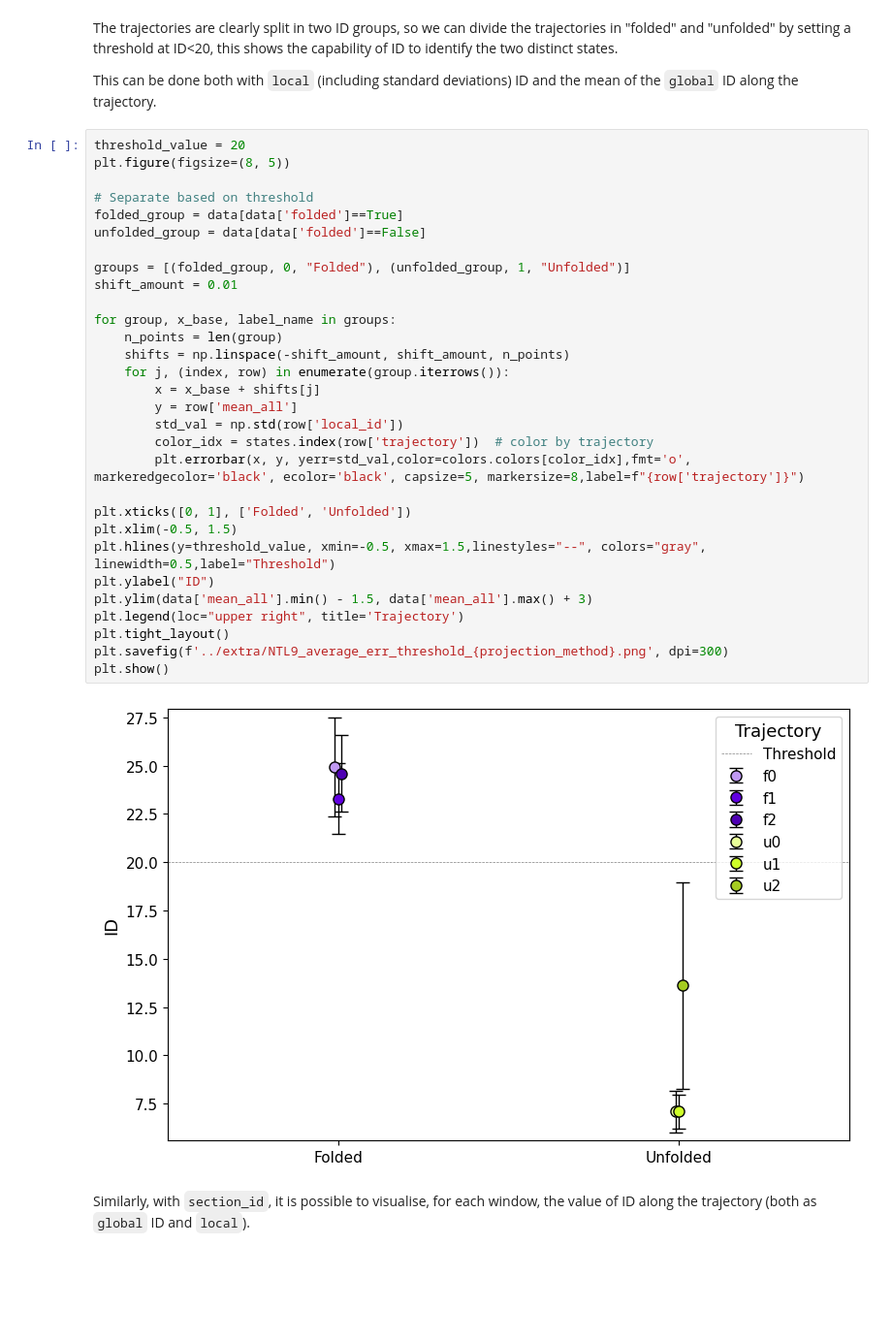
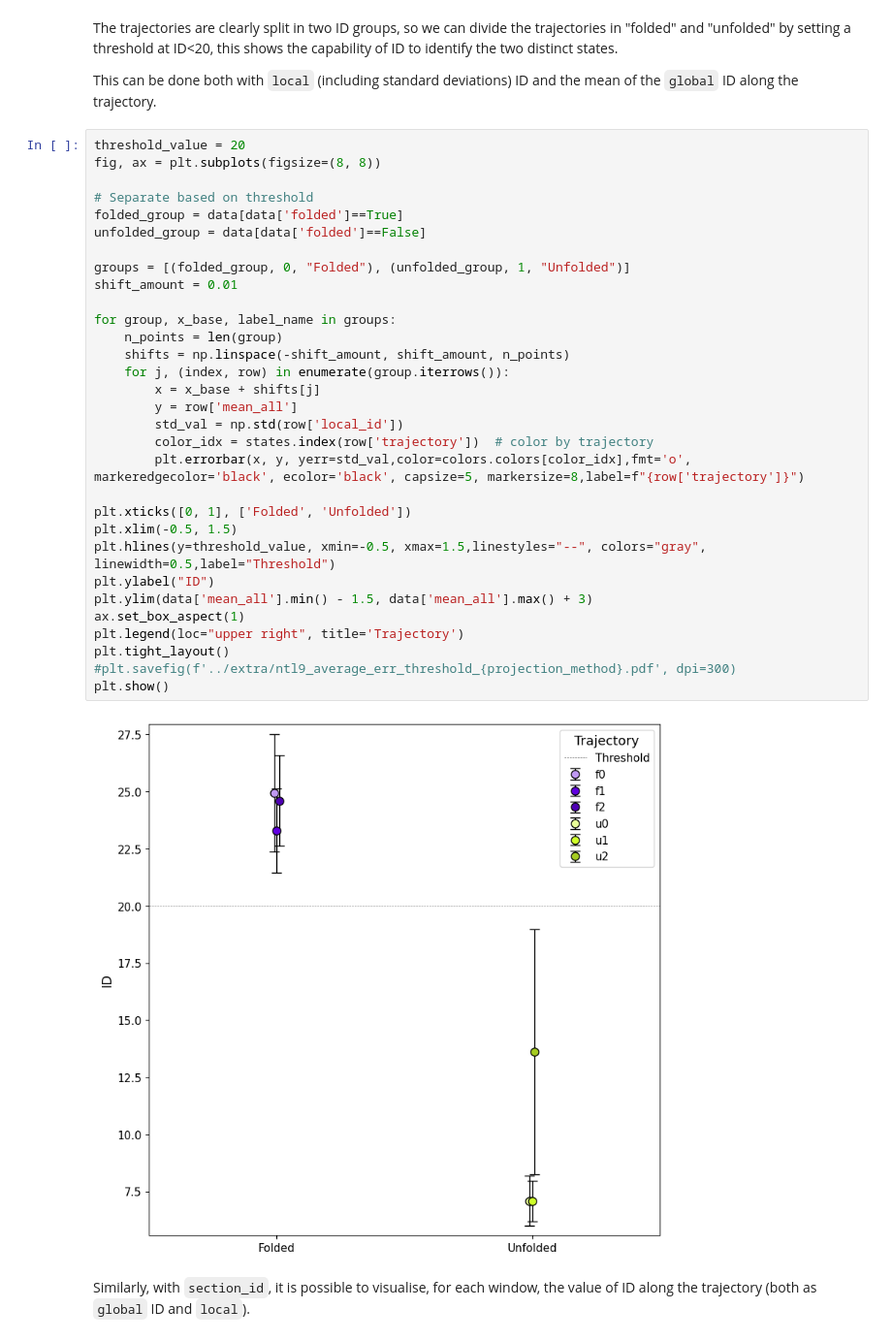
Before and after one commit to icazzaniga/MDIntrinsicDimension, a Jupyter notebook: docs/NTL9_plots.ipynb, the cells around one changed output. Shown at 97% size. Drawn from its saved outputs; the diff is of its cells as text; blank space fills up the shorter version.

```diff
--- a/docs/NTL9_plots.ipynb
+++ b/docs/NTL9_plots.ipynb
@@ -111,36 +111,37 @@ The trajectories are clearly split in two ID groups, so we can divide the trajec
 This can be done both with ``local`` (including standard deviations) ID and the mean of the ``global`` ID along the trajectory.
 # %%
 threshold_value = 20
-plt.figure(figsize=(8, 5))
+fig, ax = plt.subplots(figsize=(8, 8))
 
 # Separate based on threshold
 folded_group = data[data['folded']==True]
 unfolded_group = data[data['folded']==False]
 
 groups = [(folded_group, 0, "Folded"), (unfolded_group, 1, "Unfolded")]
 shift_amount = 0.01
 
 for group, x_base, label_name in groups:
     n_points = len(group)
     shifts = np.linspace(-shift_amount, shift_amount, n_points)
     for j, (index, row) in enumerate(group.iterrows()):
         x = x_base + shifts[j]
         y = row['mean_all']
         std_val = np.std(row['local_id'])
         color_idx = states.index(row['trajectory'])  # color by trajectory
         plt.errorbar(x, y, yerr=std_val,color=colors.colors[color_idx],fmt='o', markeredgecolor='black', ecolor='black', capsize=5, markersize=8,label=f"{row['trajectory']}")
 
 plt.xticks([0, 1], ['Folded', 'Unfolded'])
 plt.xlim(-0.5, 1.5)
 plt.hlines(y=threshold_value, xmin=-0.5, xmax=1.5,linestyles="--", colors="gray", linewidth=0.5,label="Threshold")
 plt.ylabel("ID")
 plt.ylim(data['mean_all'].min() - 1.5, data['mean_all'].max() + 3)
+ax.set_box_aspect(1)
 plt.legend(loc="upper right", title='Trajectory')
 plt.tight_layout()
-plt.savefig(f'../extra/NTL9_average_err_threshold_{projection_method}.png', dpi=300)
+#plt.savefig(f'../extra/ntl9_average_err_threshold_{projection_method}.pdf', dpi=300)
 plt.show()
 # %% [output]
-[figure, old version]
+[figure, new version]
 # %% [markdown]
 Similarly, with <span class='mark'><code>section_id</code></span>, it is possible to visualise, for each window, the value of ID along the trajectory (both as ``global`` ID and ``local``).
 # %% [markdown]
```
Also changed, not shown: parts of 3 cells of this notebook, 30 other files.
